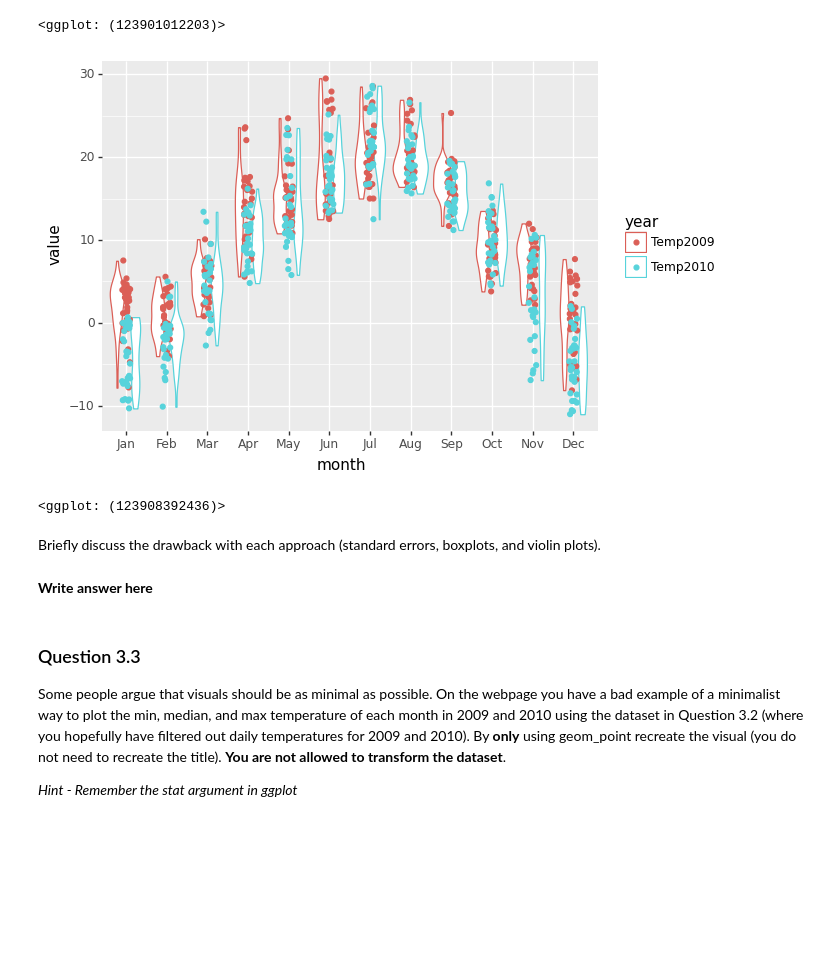
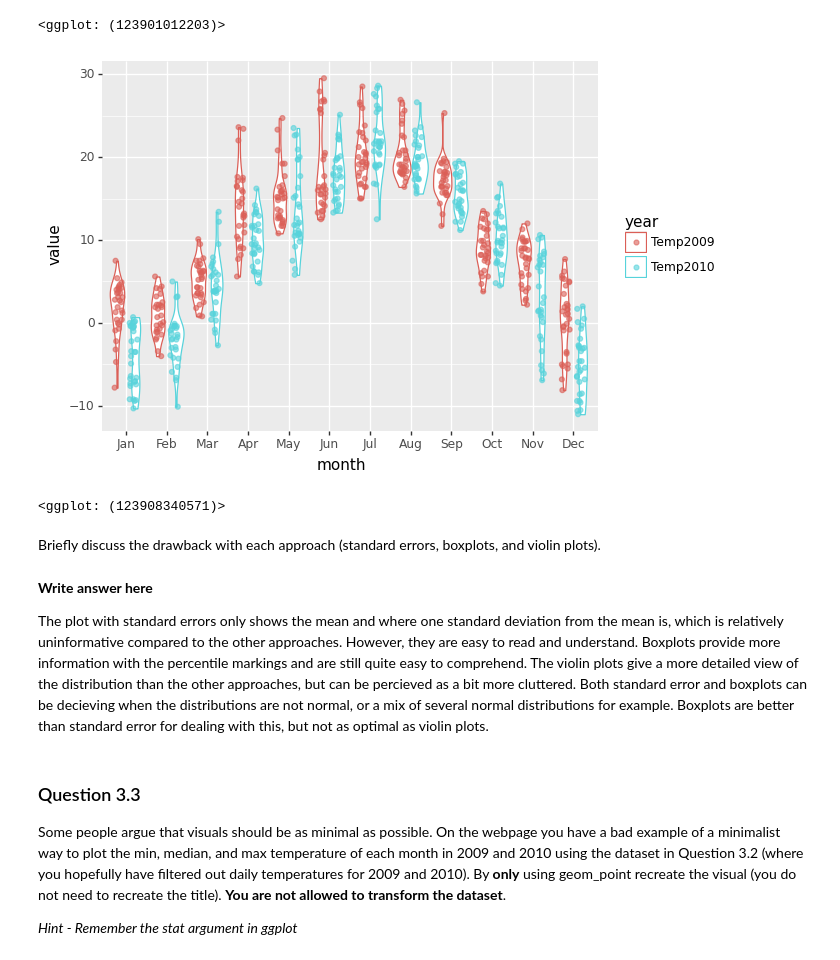
Before and after one commit to AxelEiman/SciVis, a Jupyter notebook: HW1/Homework1.ipynb, the cells around one changed output. Cells and saved outputs as stored; diff of their text form; code cells hidden in the pictures; blank space fills up the shorter version.

```diff
--- a/HW1/Homework1.ipynb
+++ b/HW1/Homework1.ipynb
@@ -213,22 +213,23 @@ In Lecture2 I used boxplots, error-bars, and violin plots to visualize fluctuati
 # %%
 # Insert code here using violin plot with dots
 
 # Remember to print the visual
 (
     ggplot(weather_tidy, aes(x='month', y='value', color='year'))
     + geom_violin()
-    + geom_point(position=position_jitter(width=0.1)) # aes(x=stage(after_stat='color', after_scale='x'))
+    + geom_point(position=position_jitterdodge(jitter_width=0.2), alpha=0.6) # aes(x=stage(after_stat='color', after_scale='x'))
+    #+ geom_jitter(position="dodge")
     + scale_x_discrete(limits=weather_tidy["month"].unique())
 )
-
-# TODO fix subposition for point/jitter plot
 # %% [output]
-[figure, old version]
+[figure, new version]
-<ggplot: (123908392436)>
+<ggplot: (123908340571)>
 # %% [markdown]
 Briefly discuss the drawback with each approach (standard errors, boxplots, and violin plots).
-# %% [markdown]
-__Write answer here__
+# %% [markdown]
+__Write answer here__
+
+The plot with standard errors only shows the mean and where one standard deviation from the mean is, which is relatively uninformative compared to the other approaches. However, they are easy to read and understand. Boxplots provide more information with the percentile markings and are still quite easy to comprehend. The violin plots give a more detailed view of the distribution than the other approaches, but can be percieved as a bit more cluttered. Both standard error and boxplots can be decieving when the distributions are not normal, or a mix of several normal distributions for example. Boxplots are better than standard error for dealing with this, but not as optimal as violin plots.
 # %% [markdown]
 ### Question 3.3
 
```
Also changed, not shown: parts of 9 cells of this notebook.
